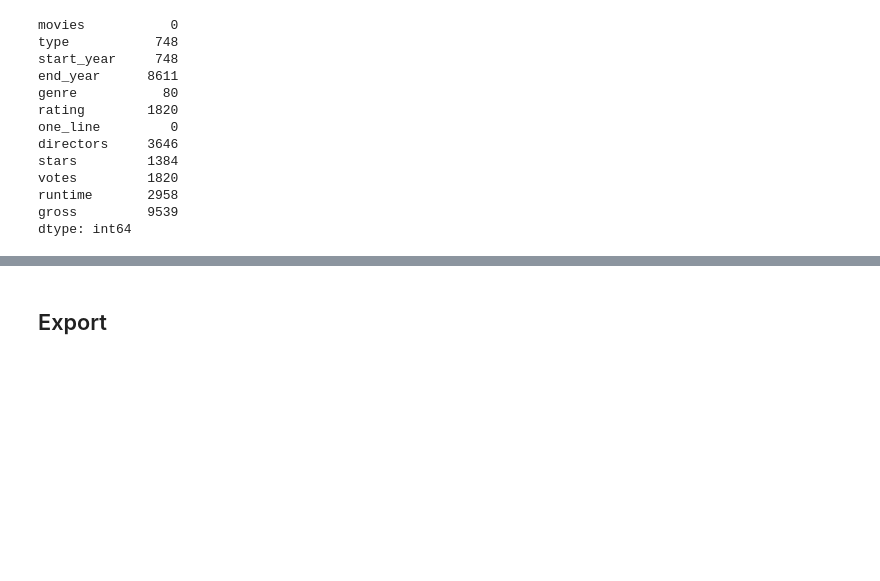
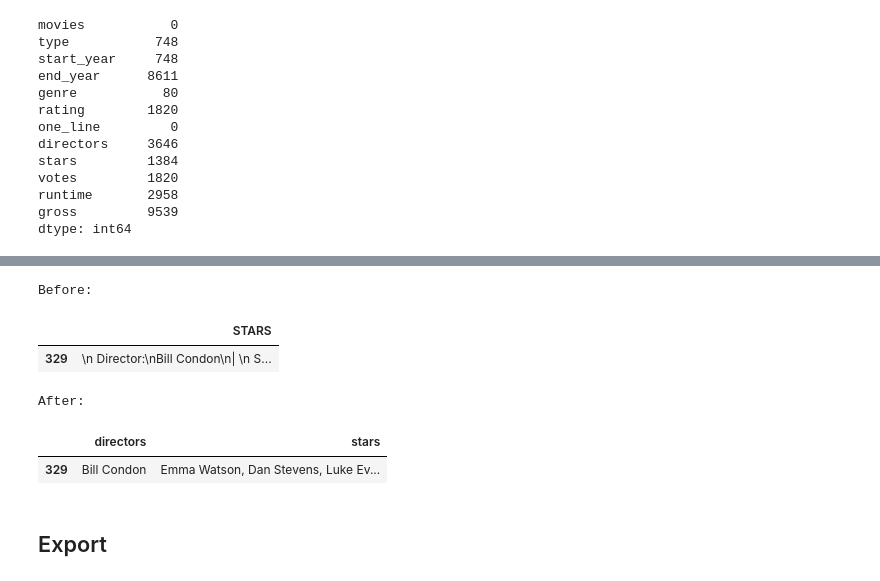
Before and after one commit to Gerum-Berhanu/data-cleaning, a Jupyter notebook: projects/06_imdb_movies/06_data_cleaning.ipynb, the cells around one changed output, grey strips where cells are left out. Cells and saved outputs as stored; diff of their text form; code cells hidden in the pictures; blank space fills up the shorter version.

Commit message:
before vs after

```diff
--- a/projects/06_imdb_movies/06_data_cleaning.ipynb
+++ b/projects/06_imdb_movies/06_data_cleaning.ipynb
@@ -28,6 +29,7 @@ import pandas as pd
 import re
 # %%
 df = pd.read_csv("data/raw.csv")
+df_original = df.copy()
 
 print(f"Loaded dataset: {df.shape[0]} rows, {df.shape[1]} columns")
 # %% [output]
@@ -509,3 +519,22 @@ dtype: int64
+# %%
+# sample_indices = [0, 2, 576]
+sample_indices = [329]
+
+before_columns = ["STARS"]
+after_columns = ["directors", "stars"]
+
+print("Before:")
+display(df_original.loc[sample_indices, before_columns])
+
+print("After:")
+display(df.loc[sample_indices, after_columns])
+# %% [output]
+Before:
+|  | STARS |
+| 329 | \n Director:\nBill Condon\n| \n S... |
+After:
+|  | directors | stars |
+| 329 | Bill Condon | Emma Watson, Dan Stevens, Luke Ev... |
 # %% [markdown]
 ## Export
 # %%
```
Also changed, not shown: parts of 2 cells of this notebook.
